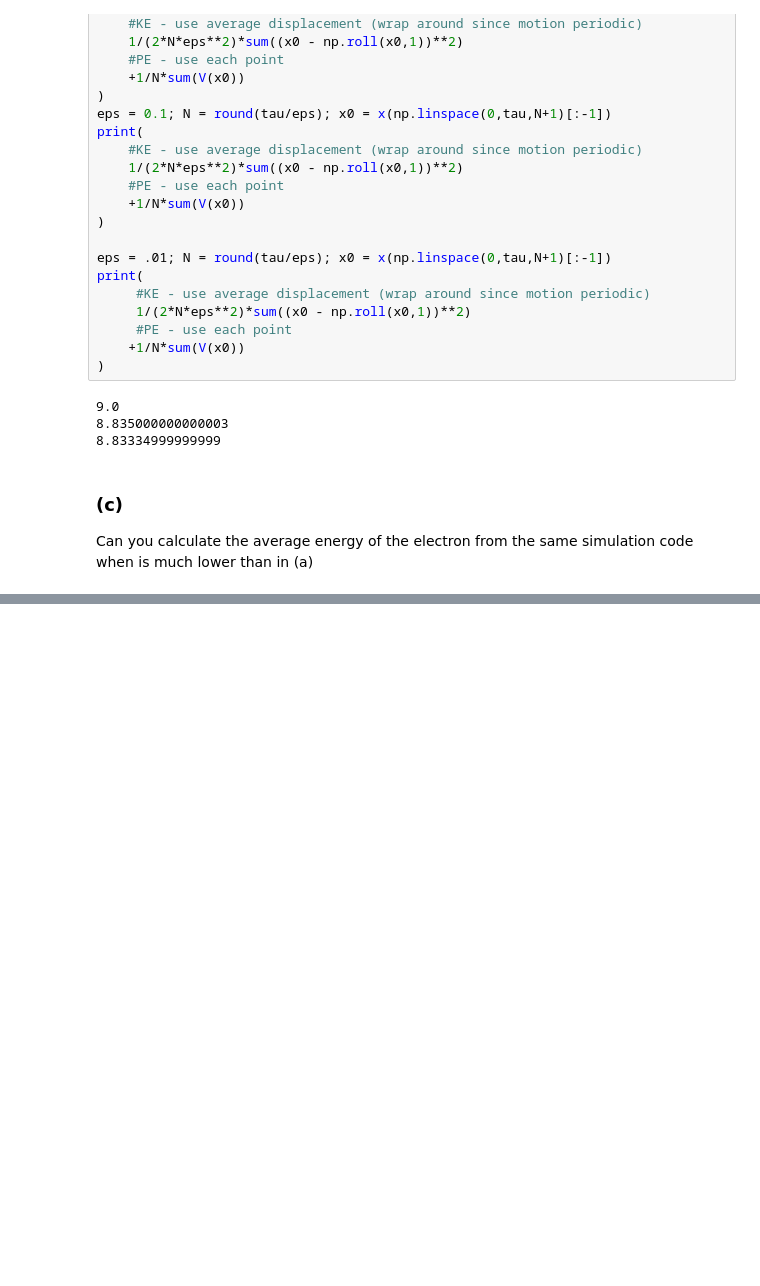
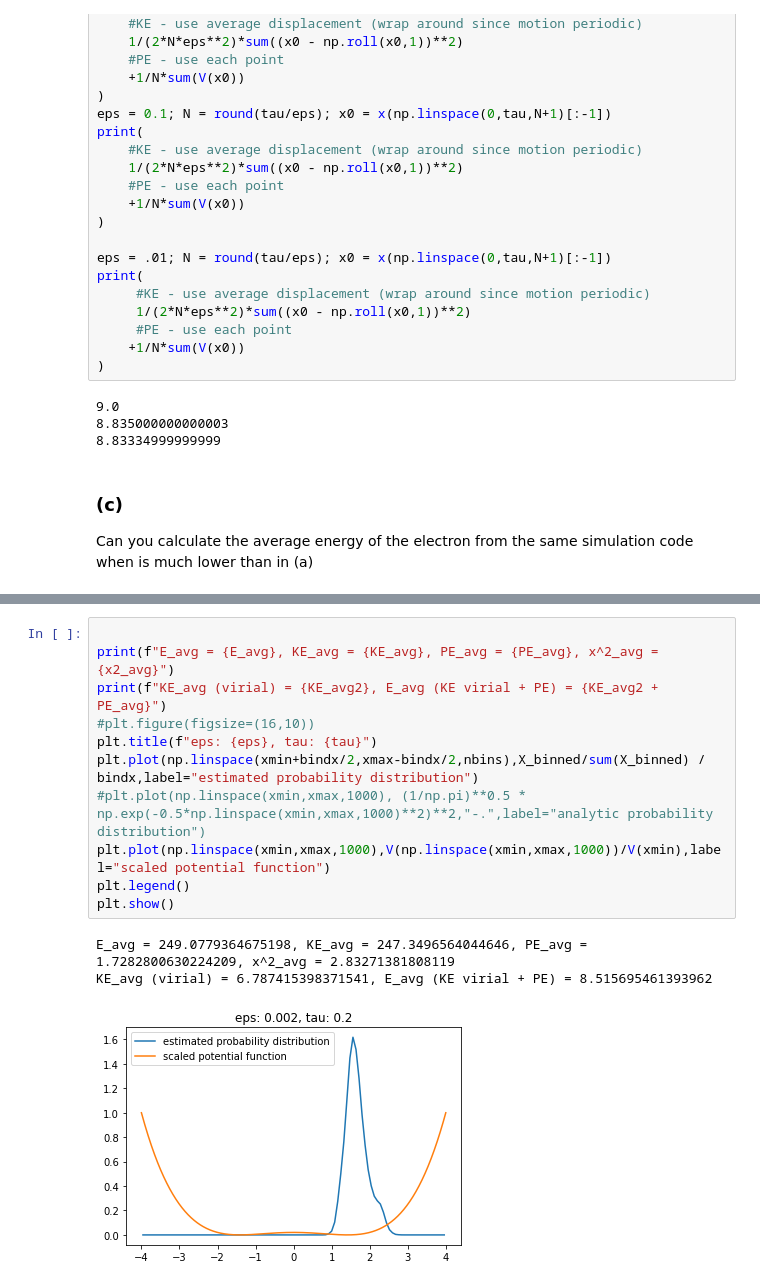
Before and after one commit to chrisamz/142-Final-Project, a Jupyter notebook: mysol_2.ipynb, the cells around one changed output, grey strips where cells are left out. Cells and saved outputs as stored; diff of their text form; blank space fills up the shorter version.

```diff
--- a/mysol_2.ipynb
+++ b/mysol_2.ipynb
@@ -352,0 +450,15 @@ KE_avg (virial) = 92.49089296230164, E_avg (KE virial + PE) = 96.54889936631793
+# %%
+
+print(f"E_avg = {E_avg}, KE_avg = {KE_avg}, PE_avg = {PE_avg}, x^2_avg = {x2_avg}")
+print(f"KE_avg (virial) = {KE_avg2}, E_avg (KE virial + PE) = {KE_avg2 + PE_avg}")
+#plt.figure(figsize=(16,10))
+plt.title(f"eps: {eps}, tau: {tau}")
+plt.plot(np.linspace(xmin+bindx/2,xmax-bindx/2,nbins),X_binned/sum(X_binned) / bindx,label="estimated probability distribution")
+#plt.plot(np.linspace(xmin,xmax,1000), (1/np.pi)**0.5 * np.exp(-0.5*np.linspace(xmin,xmax,1000)**2)**2,"-.",label="analytic probability distribution")
+plt.plot(np.linspace(xmin,xmax,1000),V(np.linspace(xmin,xmax,1000))/V(xmin),label="scaled potential function")
+plt.legend()
+plt.show()
+# %% [output]
+E_avg = 249.0779364675198, KE_avg = 247.3496564044646, PE_avg = 1.7282800630224209, x^2_avg = 2.83271381808119
+KE_avg (virial) = 6.787415398371541, E_avg (KE virial + PE) = 8.515695461393962
+[figure, added]
```
Also changed, not shown: parts of 3 cells of this notebook.
